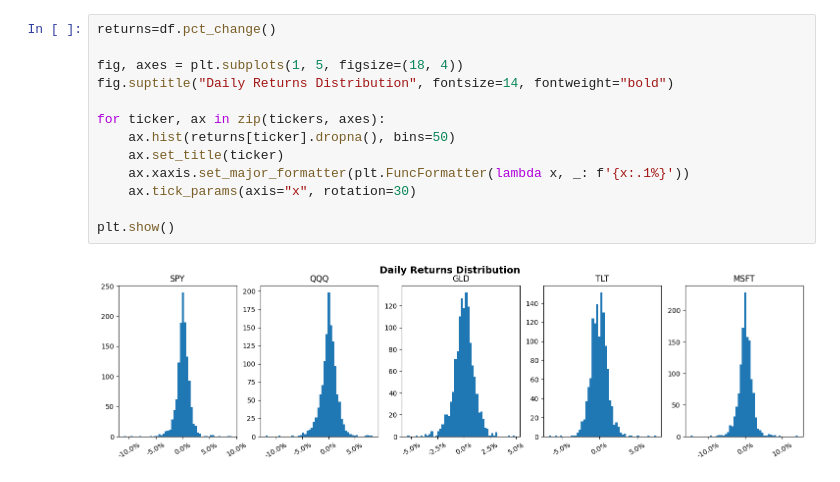
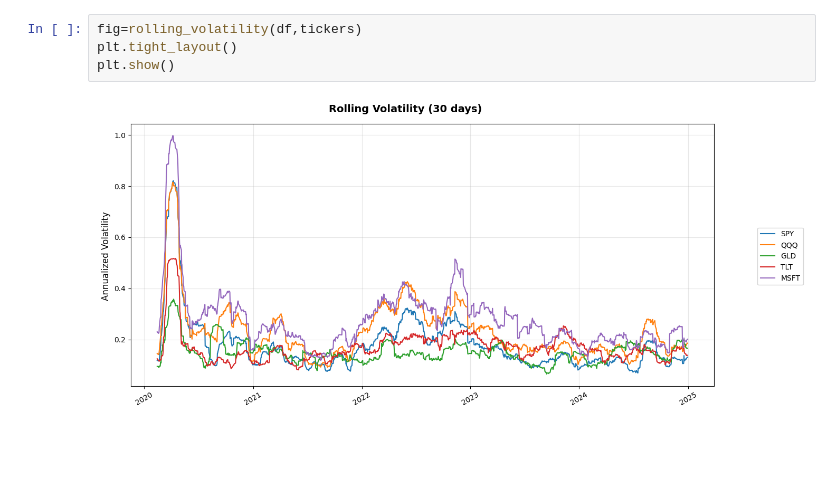
Before and after one commit to LuckyLukeII/portfolio-analysis, a Jupyter notebook: notebooks/02_exploratory_analysis.ipynb, the cells around one changed output. Drawn from its saved outputs; the diff is of its cells as text; blank space fills up the shorter version.

```diff
--- a/notebooks/02_exploratory_analysis.ipynb
+++ b/notebooks/02_exploratory_analysis.ipynb
@@ -37,18 +22,9 @@ plt.show()
 # %% [output]
 [figure]
 # %%
-returns=df.pct_change()
-
-fig, axes = plt.subplots(1, 5, figsize=(18, 4))
-fig.suptitle("Daily Returns Distribution", fontsize=14, fontweight="bold")
-
-for ticker, ax in zip(tickers, axes):
-    ax.hist(returns[ticker].dropna(), bins=50)
-    ax.set_title(ticker)
-    ax.xaxis.set_major_formatter(plt.FuncFormatter(lambda x, _: f'{x:.1%}'))
-    ax.tick_params(axis="x", rotation=30)
-
+fig=rolling_volatility(df,tickers)
+plt.tight_layout()
 plt.show()
 # %% [output]
-[figure, old version]
+[figure, new version]
 # %%
```
Also changed, not shown: parts of 5 cells of this notebook, 2 other files.
